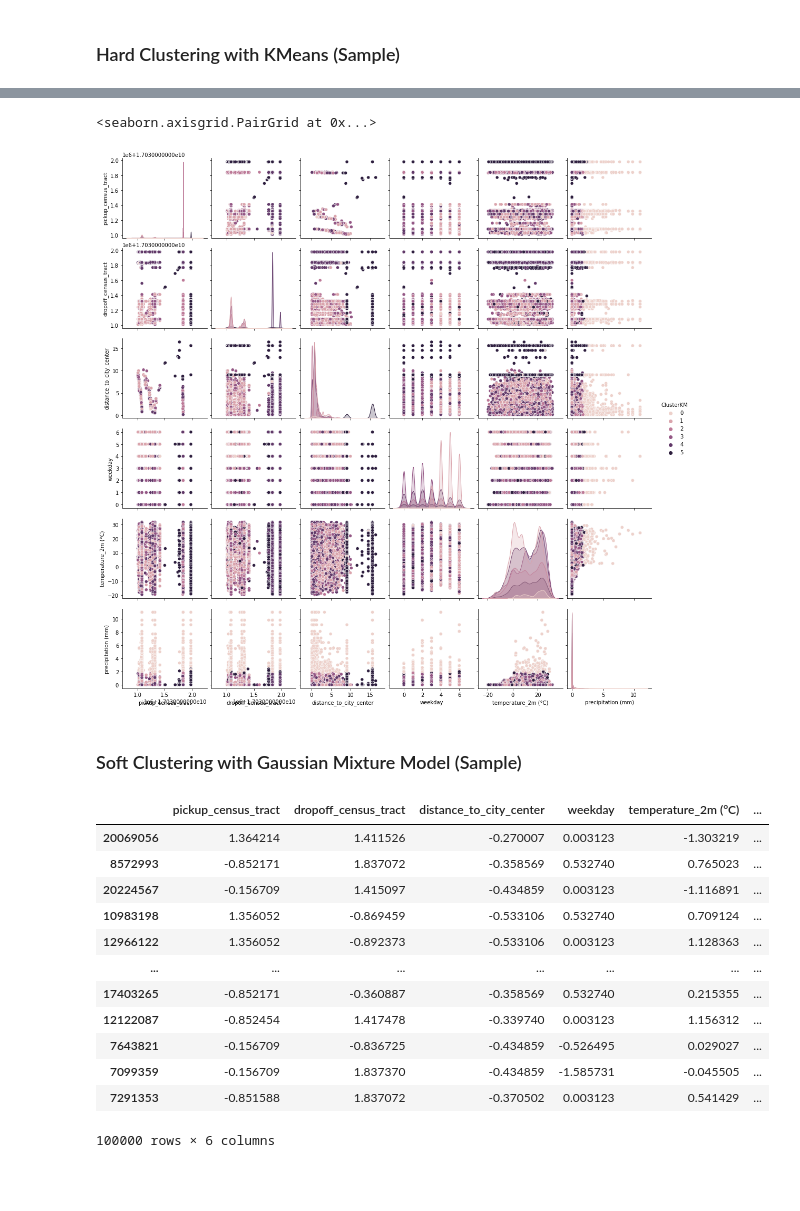
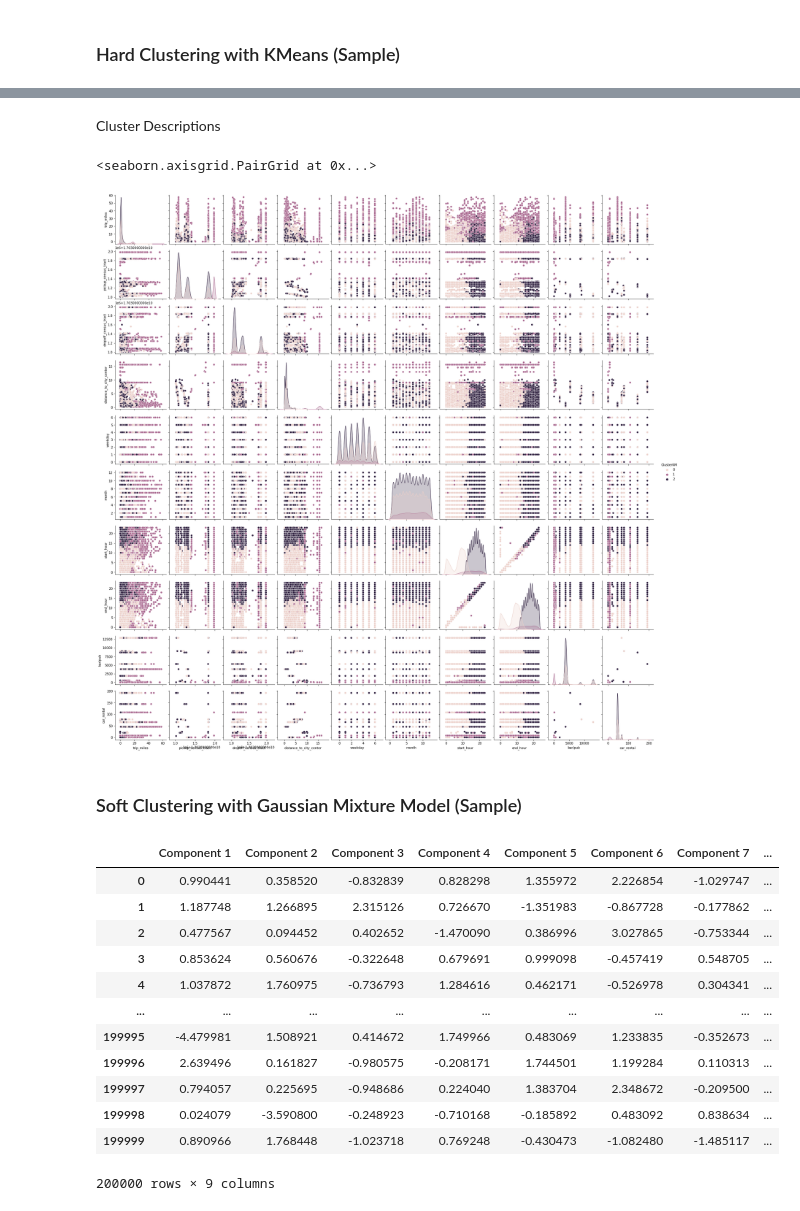
Before and after one commit to yassinehammou27/AAA_intentionally_blank, a Jupyter notebook: clustering.ipynb, the cells around one changed output, grey strips where cells are left out. Drawn from its saved outputs; the diff is of its cells as text; code cells hidden in the pictures; blank space fills up the shorter version.

```diff
--- a/clustering.ipynb
+++ b/clustering.ipynb
@@ -344,0 +412,4 @@ taxi_df_customer_types_cluster_scaled_sample
+# %%
+pca = PCA(n_components = 9)
+# %%
+pca.fit(taxi_df_customer_types_cluster_selection1_scaled_sample)
@@ -344,0 +434,4 @@ taxi_df_customer_types_cluster_scaled_sample
+# %%
+scores_pca = pca.transform(taxi_df_customer_types_cluster_selection1_scaled_sample)
+# %%
+taxi_df_customer_types_cluster_selection1_scaled_sample = pd.DataFrame(scores_pca, columns=['Component 1','Component 2','Component 3','Component 4','Component 5','Component 6','Component 7','Component 8','Component 9'])
@@ -430,9 +525,11 @@ describeData(taxi_df_customer_types_cluster_sample, taxi_df_customer_types_clust
+# %% [markdown]
+Cluster Descriptions
 # %%
 #Plot Clustering Results
-sns.pairplot(taxi_df_customer_types_cluster_sample, hue="ClusterKM")
+sns.pairplot(taxi_df_customer_types_cluster_selection1_sample, hue="ClusterKM")
 # %% [output]
 <seaborn.axisgrid.PairGrid at 0x...>
-[figure, old version]
+[figure, new version]
 # %%
 #Plot Clustering Results
 colors = {0:'#377eb8', 1:'#ff7f00', 2:'#4daf4a', 3:'#f781bf'}
@@ -461,21 +558,21 @@ plt.show()
 # %% [markdown]
 ### Soft Clustering with Gaussian Mixture Model (Sample)
 # %%
-taxi_df_customer_types_cluster_scaled_sample.drop(columns='ClusterKM',inplace=True)
-taxi_df_customer_types_cluster_scaled_sample
+taxi_df_customer_types_cluster_selection1_scaled_sample.drop(columns='ClusterKM',inplace=True)
+taxi_df_customer_types_cluster_selection1_scaled_sample
 # %% [output]
-|  | pickup_census_tract | dropoff_census_tract | distance_to_city_center | weekday | temperature_2m (°C) | ... |
-| 20069056 | 1.364214 | 1.411526 | -0.270007 | 0.003123 | -1.303219 | ... |
-| 8572993 | -0.852171 | 1.837072 | -0.358569 | 0.532740 | 0.765023 | ... |
-| 20224567 | -0.156709 | 1.415097 | -0.434859 | 0.003123 | -1.116891 | ... |
-| 10983198 | 1.356052 | -0.869459 | -0.533106 | 0.532740 | 0.709124 | ... |
-| 12966122 | 1.356052 | -0.892373 | -0.533106 | 0.003123 | 1.128363 | ... |
-| ... | ... | ... | ... | ... | ... | ... |
-| 17403265 | -0.852171 | -0.360887 | -0.358569 | 0.532740 | 0.215355 | ... |
-| 12122087 | -0.852454 | 1.417478 | -0.339740 | 0.003123 | 1.156312 | ... |
-| 7643821 | -0.156709 | -0.836725 | -0.434859 | -0.526495 | 0.029027 | ... |
-| 7099359 | -0.156709 | 1.837370 | -0.434859 | -1.585731 | -0.045505 | ... |
-| 7291353 | -0.851588 | 1.837072 | -0.370502 | 0.003123 | 0.541429 | ... |
+|  | Component 1 | Component 2 | Component 3 | Component 4 | Component 5 | Component 6 | Component 7 | ... |
+| 0 | 0.990441 | 0.358520 | -0.832839 | 0.828298 | 1.355972 | 2.226854 | -1.029747 | ... |
+| 1 | 1.187748 | 1.266895 | 2.315126 | 0.726670 | -1.351983 | -0.867728 | -0.177862 | ... |
+| 2 | 0.477567 | 0.094452 | 0.402652 | -1.470090 | 0.386996 | 3.027865 | -0.753344 | ... |
+| 3 | 0.853624 | 0.560676 | -0.322648 | 0.679691 | 0.999098 | -0.457419 | 0.548705 | ... |
+| 4 | 1.037872 | 1.760975 | -0.736793 | 1.284616 | 0.462171 | -0.526978 | 0.304341 | ... |
+| ... | ... | ... | ... | ... | ... | ... | ... | ... |
+| 199995 | -4.479981 | 1.508921 | 0.414672 | 1.749966 | 0.483069 | 1.233835 | -0.352673 | ... |
+| 199996 | 2.639496 | 0.161827 | -0.980575 | -0.208171 | 1.744501 | 1.199284 | 0.110313 | ... |
+| 199997 | 0.794057 | 0.225695 | -0.948686 | 0.224040 | 1.383704 | 2.348672 | -0.209500 | ... |
+| 199998 | 0.024079 | -3.590800 | -0.248923 | -0.710168 | -0.185892 | 0.483092 | 0.838634 | ... |
+| 199999 | 0.890966 | 1.768448 | -1.023718 | 0.769248 | -0.430473 | -1.082480 | -1.485117 | ... |
-100000 rows × 6 columns
+200000 rows × 9 columns
 # %%
 # GMM
```
Also changed, not shown: parts of 58 cells of this notebook.
